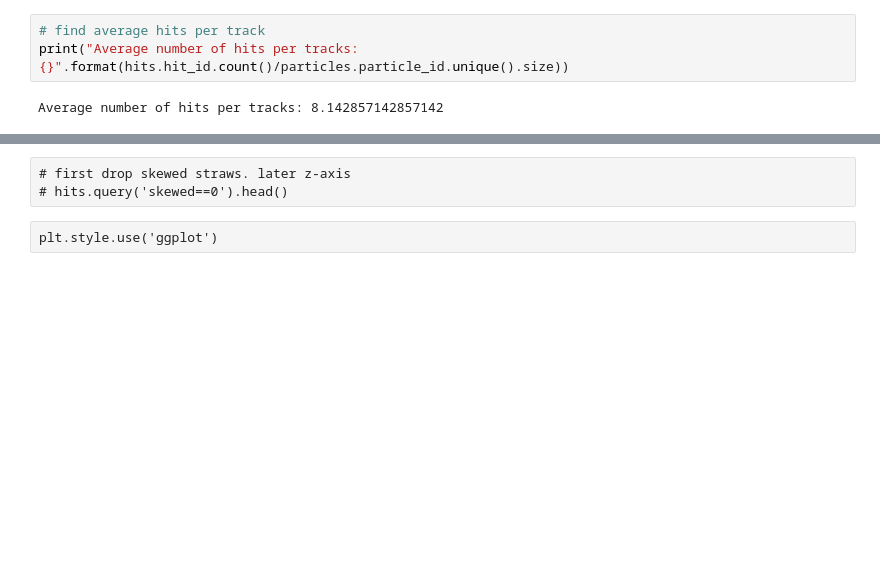
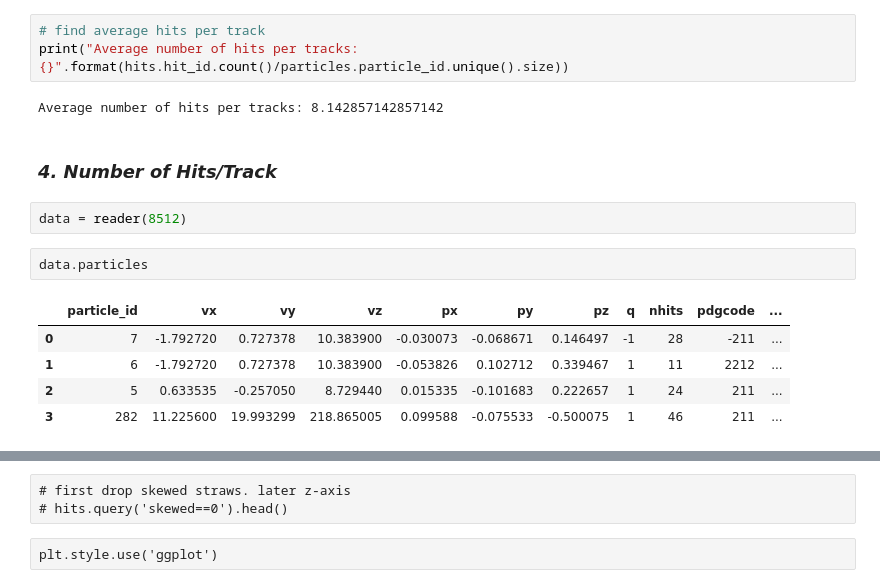
Before and after one commit to ai4fair/pandaml, a Jupyter notebook: stt_eda.ipynb, the cells around one changed output, grey strips where cells are left out. Drawn from its saved outputs; the diff is of its cells as text; blank space fills up the shorter version.

```diff
--- a/stt_eda.ipynb
+++ b/stt_eda.ipynb
@@ -289,3 +278,15 @@ plt.show()
 print("Average number of hits per tracks: {}".format(hits.hit_id.count()/particles.particle_id.unique().size))
 # %% [output]
 Average number of hits per tracks: 8.142857142857142
+# %% [markdown]
+### _4. Number of Hits/Track_
+# %%
+data = reader(8512)
+# %%
+data.particles
+# %% [output]
+|  | particle_id | vx | vy | vz | px | py | pz | q | nhits | pdgcode | ... |
+| 0 | 7 | -1.792720 | 0.727378 | 10.383900 | -0.030073 | -0.068671 | 0.146497 | -1 | 28 | -211 | ... |
+| 1 | 6 | -1.792720 | 0.727378 | 10.383900 | -0.053826 | 0.102712 | 0.339467 | 1 | 11 | 2212 | ... |
+| 2 | 5 | 0.633535 | -0.257050 | 8.729440 | 0.015335 | -0.101683 | 0.222657 | 1 | 24 | 211 | ... |
+| 3 | 282 | 11.225600 | 19.993299 | 218.865005 | 0.099588 | -0.075533 | -0.500075 | 1 | 46 | 211 | ... |
```
Also changed, not shown: parts of 49 cells of this notebook, 1 other file.
